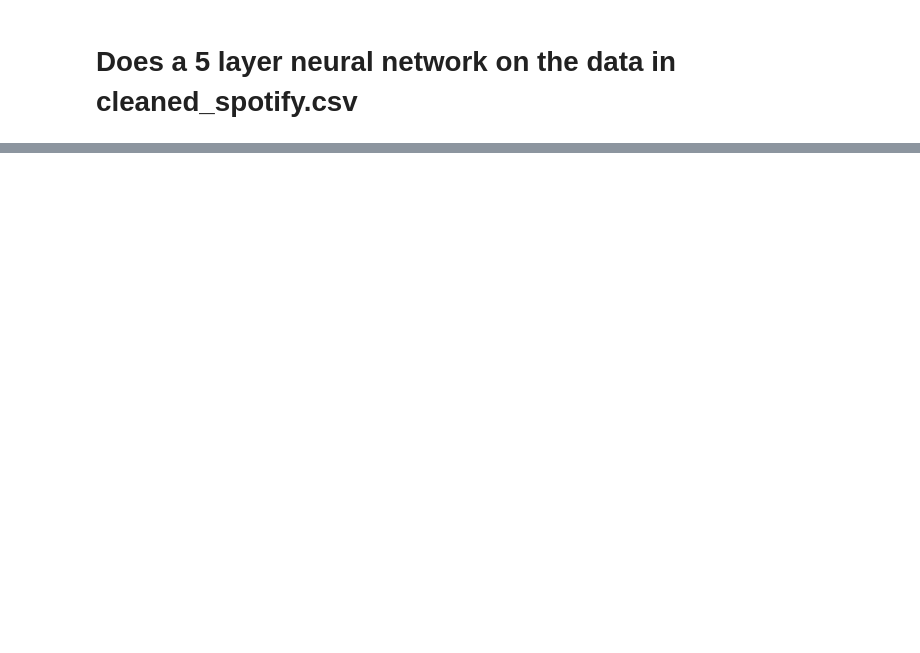
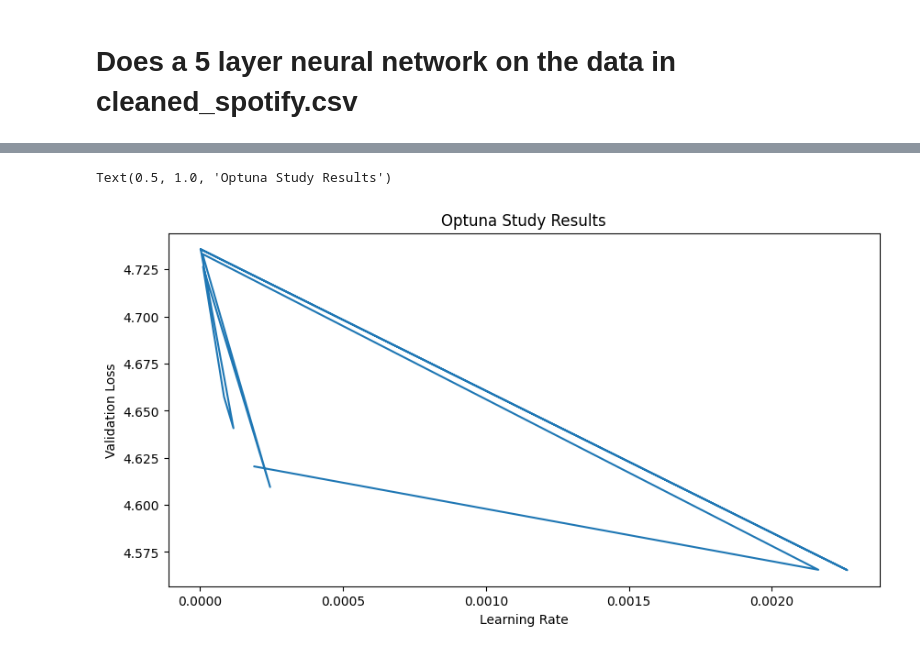
Before and after one commit to ketexon/csm148-spotiflies, a Jupyter notebook: week10_checkin.ipynb, the cells around one changed output, grey strips where cells are left out. Cells and saved outputs as stored; diff of their text form; code cells hidden in the pictures; blank space fills up the shorter version.

```diff
--- a/week10_checkin.ipynb
+++ b/week10_checkin.ipynb
@@ -188,0 +209,24 @@ RuntimeError: view size is not compatible with input tensor's size and stride (a
+# %%
+# Choosing hyperparameters
+def objective(trial):
+    learning_rate = trial.suggest_float('learning_rate', 1e-8, 1e-2, log=True)
+
+    model = Model()
+    model.learning_rate = learning_rate
+
+    trainer = pl.Trainer(
+        max_epochs=10,
+        accelerator='cpu',
+        default_root_dir="w10checkpoints/",
+        accumulate_grad_batches=7
+    )
+
+    trainer.fit(model, train_dataloader, val_dataloader)
+
+    val_loss = trainer.callback_metrics["val_loss"].item()
+    return val_loss
+
+study = optuna.create_study(direction='minimize')
+study.optimize(objective, n_trials=50)
+
+print("Optimum hyperparameters: ", study.best_params["learning_rate"])
@@ -188,0 +331,11 @@ RuntimeError: view size is not compatible with input tensor's size and stride (a
+# %%
+# plot study results by hand with x axis as parameter
+
+fig, ax = plt.subplots(1, 1, figsize=(10, 5))
+ax.plot([t.params['learning_rate'] for t in study.trials], [t.value for t in study.trials])
+ax.set_xlabel('Learning Rate')
+ax.set_ylabel('Validation Loss')
+ax.set_title('Optuna Study Results')
+# %% [output]
+Text(0.5, 1.0, 'Optuna Study Results')
+[figure, added]
```
Also changed, not shown: parts of 13 cells of this notebook.
